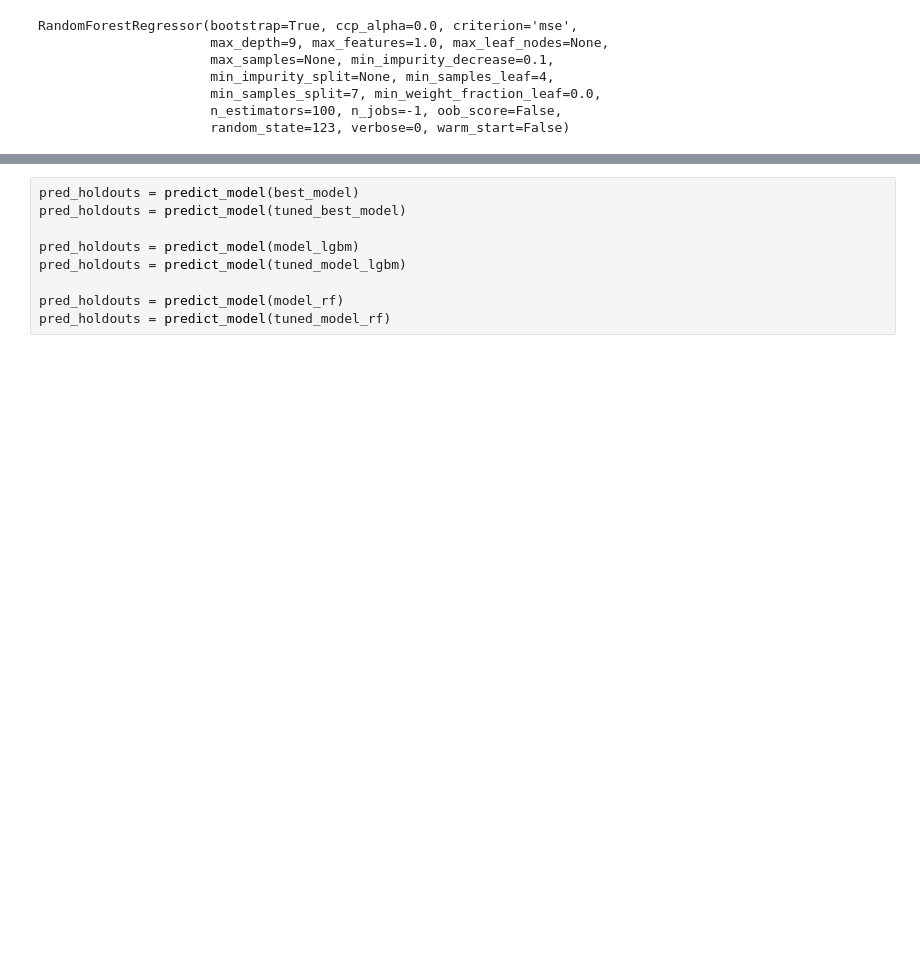
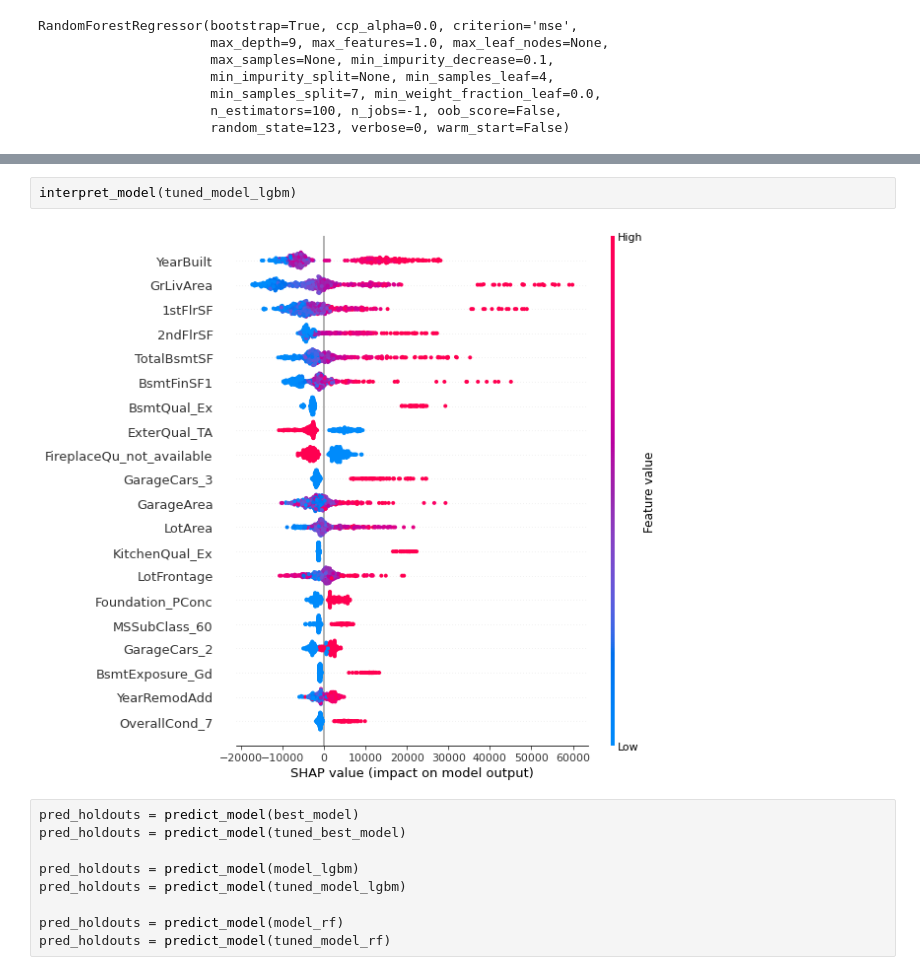
Before and after one commit to felipefiorini/HP_ART, a Jupyter notebook: notebooks/house-prices-auto-ml-pycaret.ipynb, the cells around one changed output, grey strips where cells are left out. Saved outputs shown, nothing was run; the diff lists cells and outputs as text; blank space fills up the shorter version.

```diff
--- a/notebooks/house-prices-auto-ml-pycaret.ipynb
+++ b/notebooks/house-prices-auto-ml-pycaret.ipynb
@@ -179,3 +183,7 @@ RandomForestRegressor(bootstrap=True, ccp_alpha=0.0, criterion='mse',
+# %%
+interpret_model(tuned_model_lgbm)
+# %% [output]
+[figure, added]
 # %%
 pred_holdouts = predict_model(best_model)
 pred_holdouts = predict_model(tuned_best_model)
```
Also changed, not shown: parts of 3 cells of this notebook.
